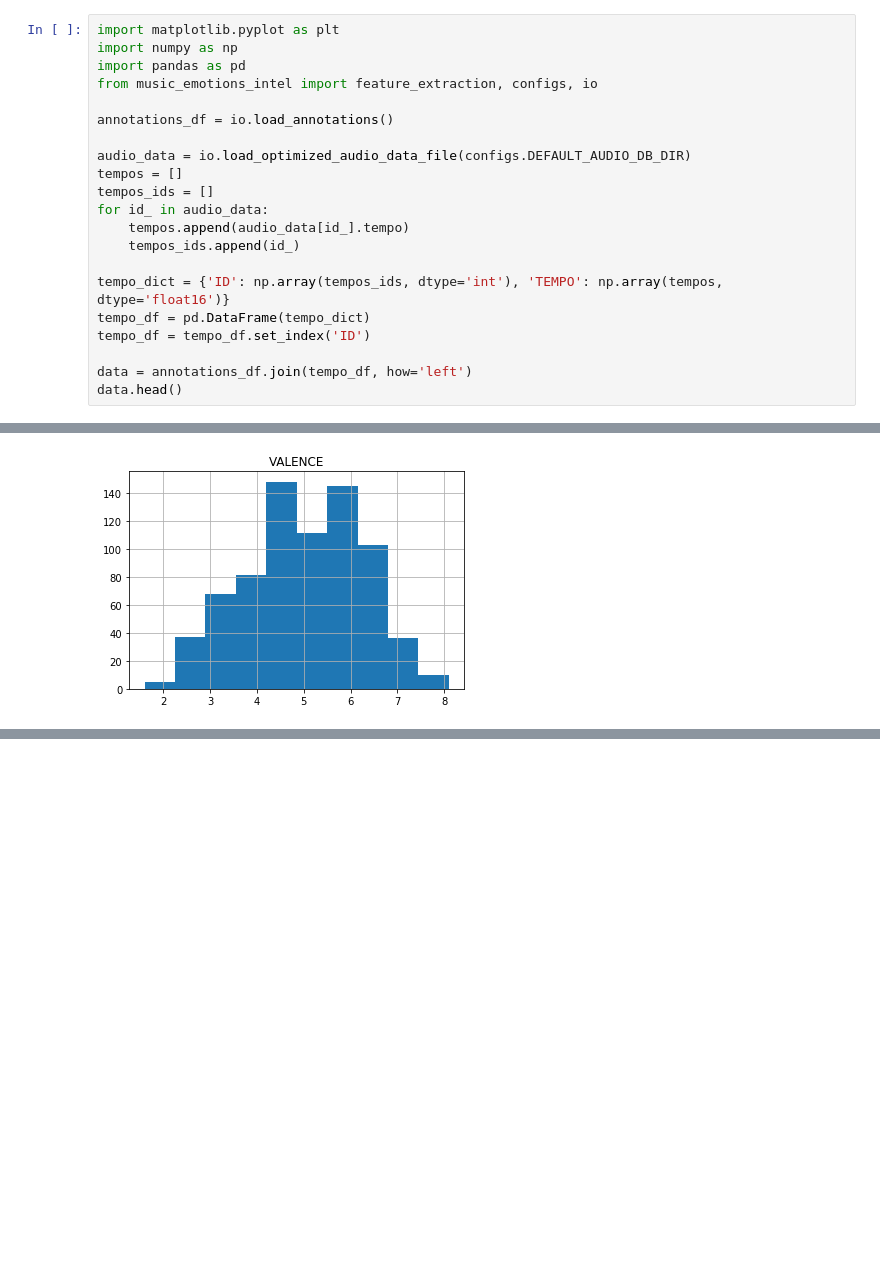
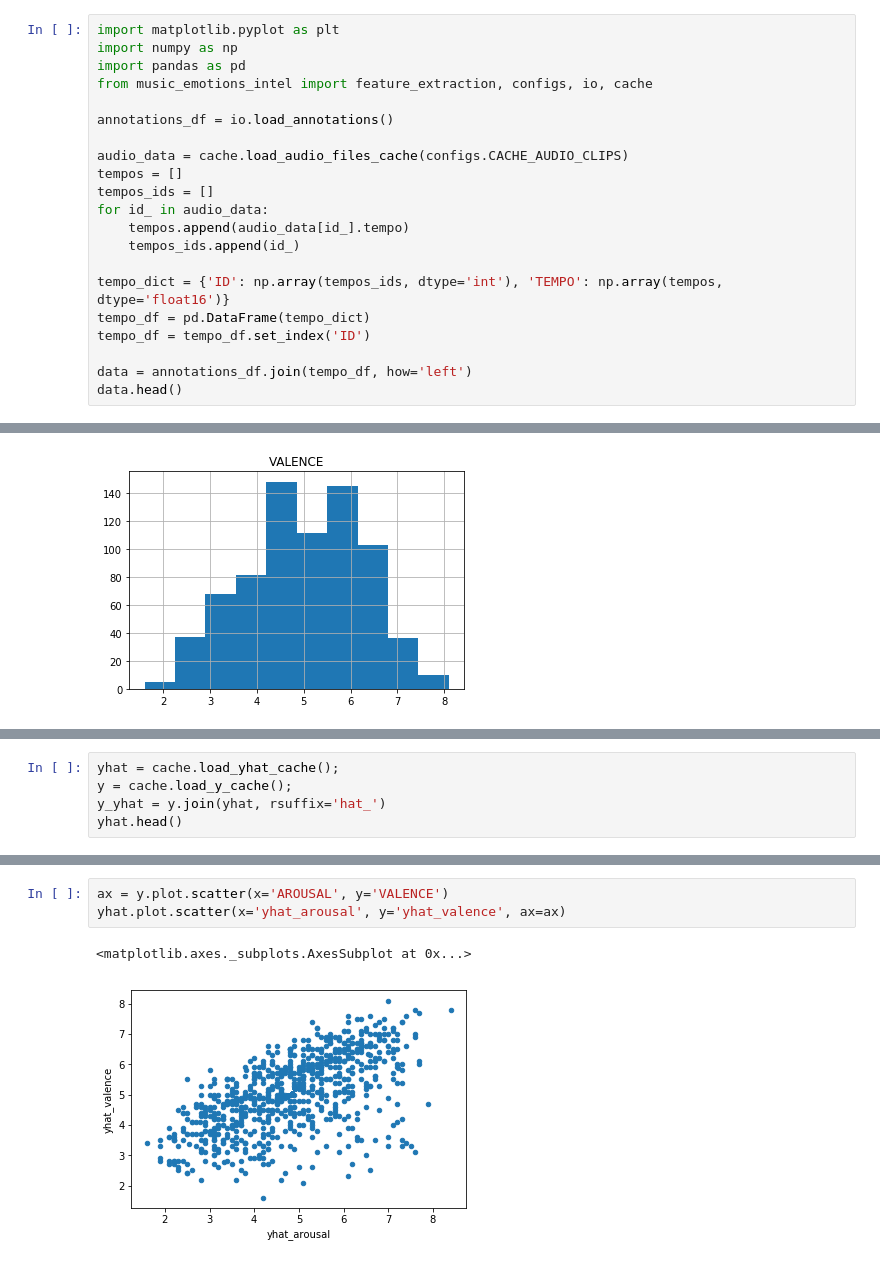
Before and after one commit to thomas-adriano/music-emotions-intel, a Jupyter notebook: jupyter-notebook/correlations.ipynb, the cells around one changed output, grey strips where cells are left out. Cells and saved outputs as stored; diff of their text form; blank space fills up the shorter version.

```diff
--- a/jupyter-notebook/correlations.ipynb
+++ b/jupyter-notebook/correlations.ipynb
@@ -6,11 +6,11 @@ notebook_utils.prepare_notebook_path()
 import matplotlib.pyplot as plt
 import numpy as np
 import pandas as pd
-from music_emotions_intel import feature_extraction, configs, io
+from music_emotions_intel import feature_extraction, configs, io, cache
 
 annotations_df = io.load_annotations()
 
-audio_data = io.load_optimized_audio_data_file(configs.DEFAULT_AUDIO_DB_DIR)
+audio_data = cache.load_audio_files_cache(configs.CACHE_AUDIO_CLIPS)
 tempos = []
 tempos_ids = []
 for id_ in audio_data:
@@ -55,0 +51,5 @@ array([[<matplotlib.axes._subplots.AxesSubplot object at 0x...>]], dtype=object)
+# %%
+yhat = cache.load_yhat_cache();
+y = cache.load_y_cache();
+y_yhat = y.join(yhat, rsuffix='hat_')
+yhat.head()
@@ -55,0 +63,6 @@ array([[<matplotlib.axes._subplots.AxesSubplot object at 0x...>]], dtype=object)
+# %%
+ax = y.plot.scatter(x='AROUSAL', y='VALENCE')
+yhat.plot.scatter(x='yhat_arousal', y='yhat_valence', ax=ax)
+# %% [output]
+<matplotlib.axes._subplots.AxesSubplot at 0x...>
+[figure, added]
```
Also changed, not shown: parts of 2 cells of this notebook, 25 other files.
